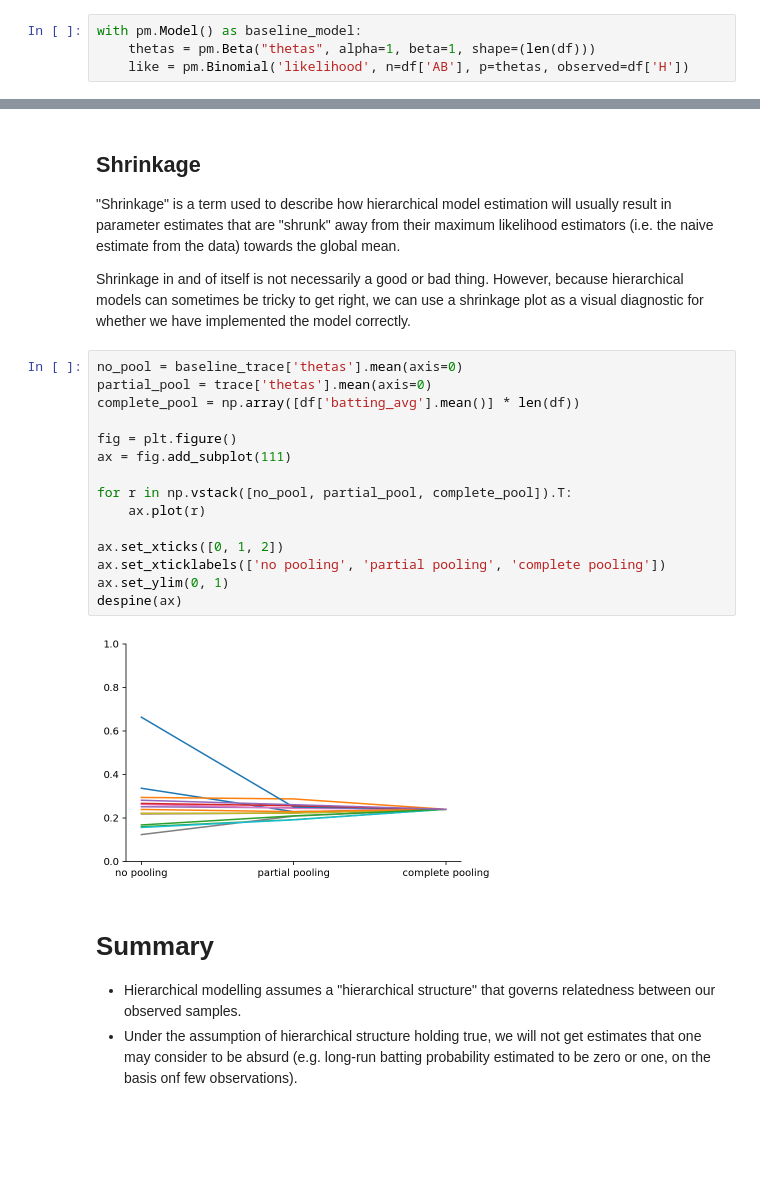
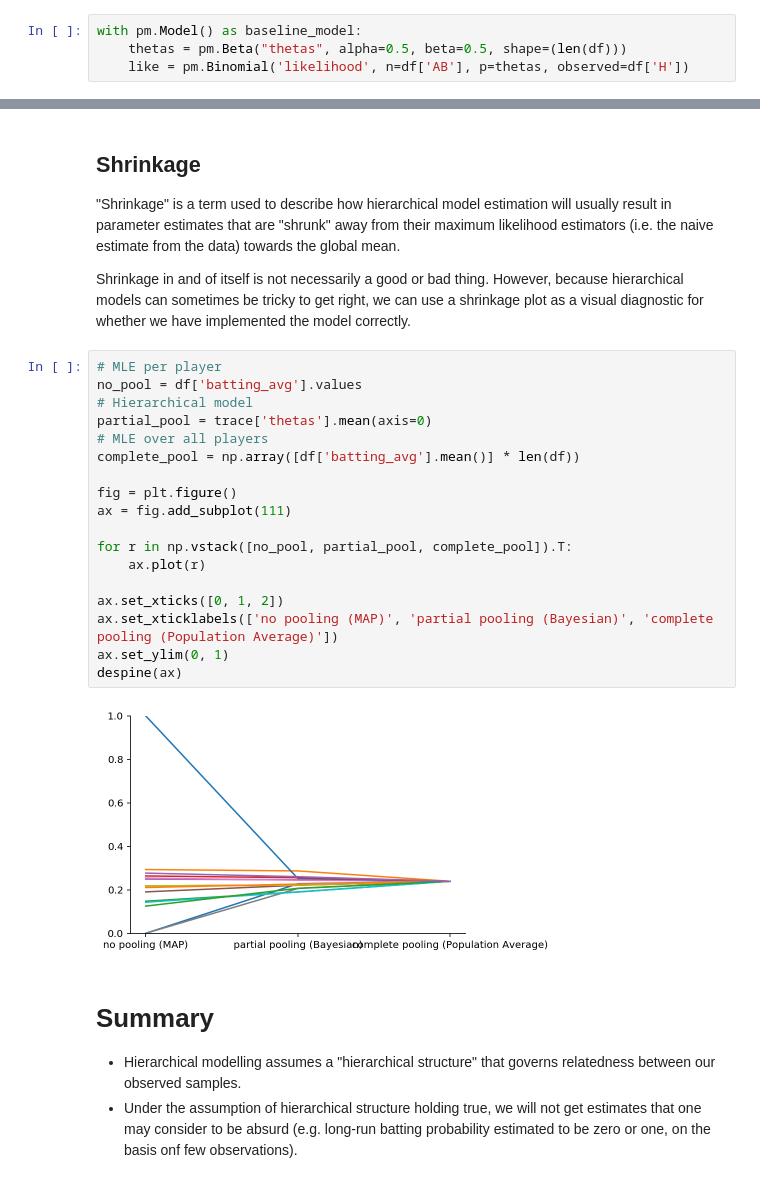
Before and after one commit to ericmjl/bayesian-stats-modelling-tutorial, a Jupyter notebook: notebooks/06-instructor-hierarchical-baseball.ipynb, the cells around one changed output, grey strips where cells are left out. Drawn from its saved outputs; the diff is of its cells as text; blank space fills up the shorter version.

```diff
--- a/notebooks/06-instructor-hierarchical-baseball.ipynb
+++ b/notebooks/06-instructor-hierarchical-baseball.ipynb
@@ -78,6 +82,6 @@ Write a naive estimation model for the players above.
 # %%
 with pm.Model() as baseline_model:
-    thetas = pm.Beta("thetas", alpha=1, beta=1, shape=(len(df)))
+    thetas = pm.Beta("thetas", alpha=0.5, beta=0.5, shape=(len(df)))
     like = pm.Binomial('likelihood', n=df['AB'], p=thetas, observed=df['H'])
 # %% [markdown]
 Now, sample from the posterior
@@ -184,22 +194,25 @@ Depending on the scenario, this assumption can either be reasonable, thereby not
 
 Shrinkage in and of itself is not necessarily a good or bad thing. However, because hierarchical models can sometimes be tricky to get right, we can use a shrinkage plot as a visual diagnostic for whether we have implemented the model correctly.
 # %%
-no_pool = baseline_trace['thetas'].mean(axis=0)
+# MLE per player
+no_pool = df['batting_avg'].values
+# Hierarchical model
 partial_pool = trace['thetas'].mean(axis=0)
+# MLE over all players
 complete_pool = np.array([df['batting_avg'].mean()] * len(df))
 
 fig = plt.figure()
 ax = fig.add_subplot(111)
 
 for r in np.vstack([no_pool, partial_pool, complete_pool]).T:
     ax.plot(r)
 
 ax.set_xticks([0, 1, 2])
-ax.set_xticklabels(['no pooling', 'partial pooling', 'complete pooling'])
+ax.set_xticklabels(['no pooling (MAP)', 'partial pooling (Bayesian)', 'complete pooling (Population Average)'])
 ax.set_ylim(0, 1)
 despine(ax)
 # %% [output]
-[figure, old version]
+[figure, new version]
 # %% [markdown]
 # Summary
 
```
Also changed, not shown: parts of 6 cells of this notebook, 21 other files.
